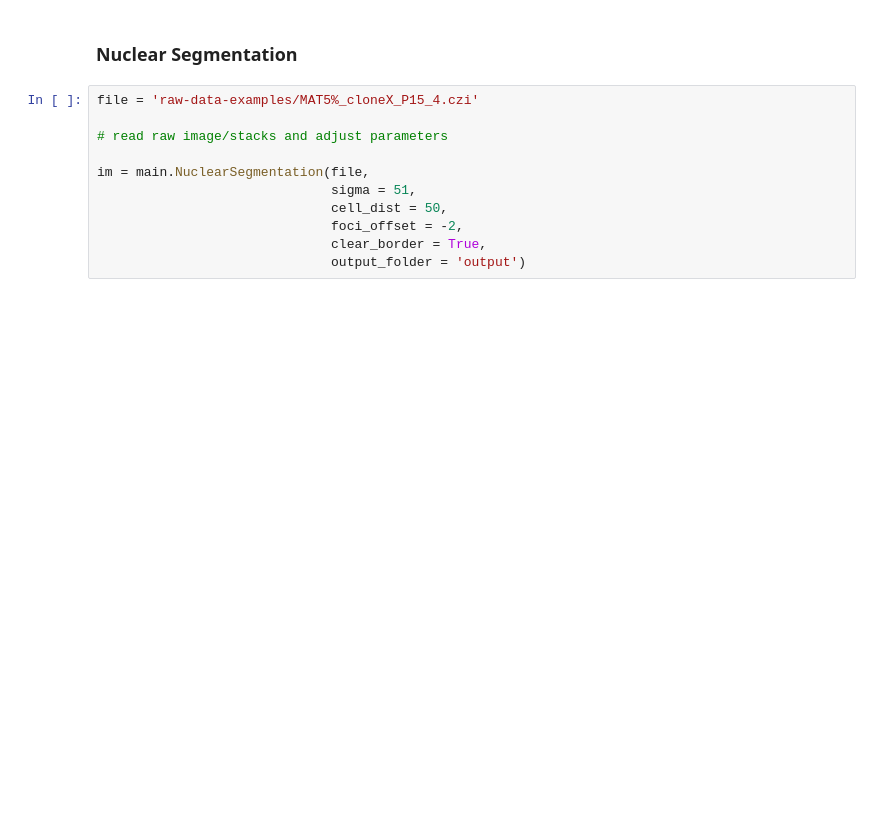
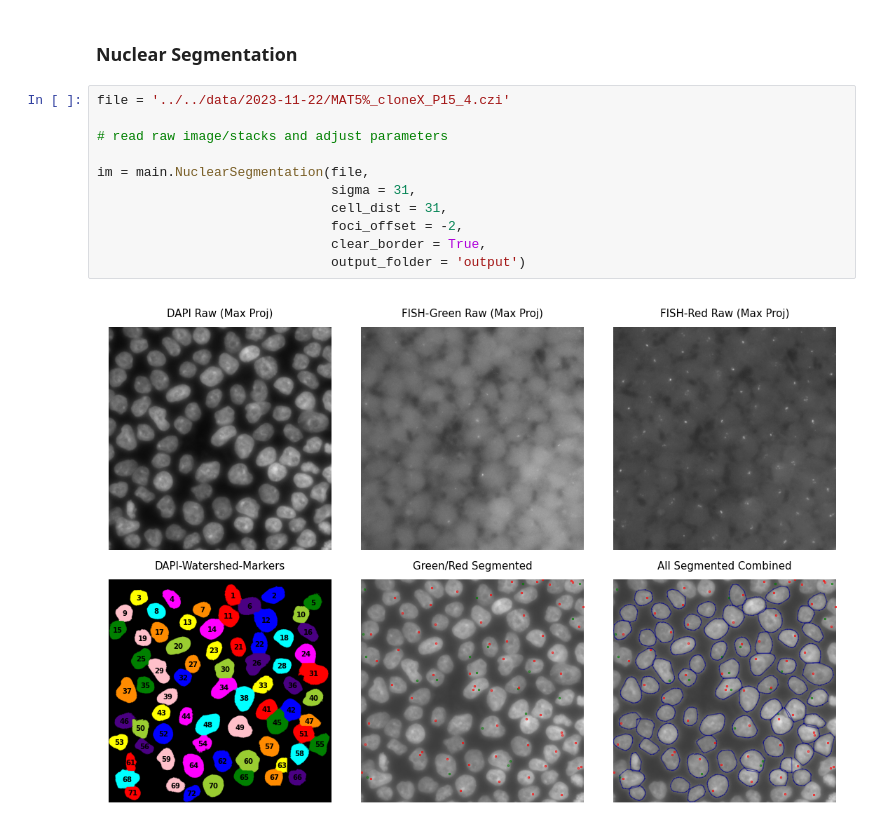
Before and after one commit to paulocaldas/fish-count-stem-cell, a Jupyter notebook: fish-count.ipynb, the cells around one changed output. Drawn from its saved outputs; the diff is of its cells as text; blank space fills up the shorter version.

```diff
--- a/fish-count.ipynb
+++ b/fish-count.ipynb
@@ -6,13 +6,15 @@ from src import main
 # %% [markdown]
 ### Nuclear Segmentation
 # %%
-file = 'raw-data-examples/MAT5%_cloneX_P15_4.czi'
+file = '../../data/2023-11-22/MAT5%_cloneX_P15_4.czi'
 
 # read raw image/stacks and adjust parameters
 
 im = main.NuclearSegmentation(file,
-                              sigma = 51,
-                              cell_dist = 50,
+                              sigma = 31,
+                              cell_dist = 31,
                               foci_offset = -2,
                               clear_border = True,
                               output_folder = 'output')
+# %% [output]
+[figure, added]
```
Also changed, not shown: 2 other files.
